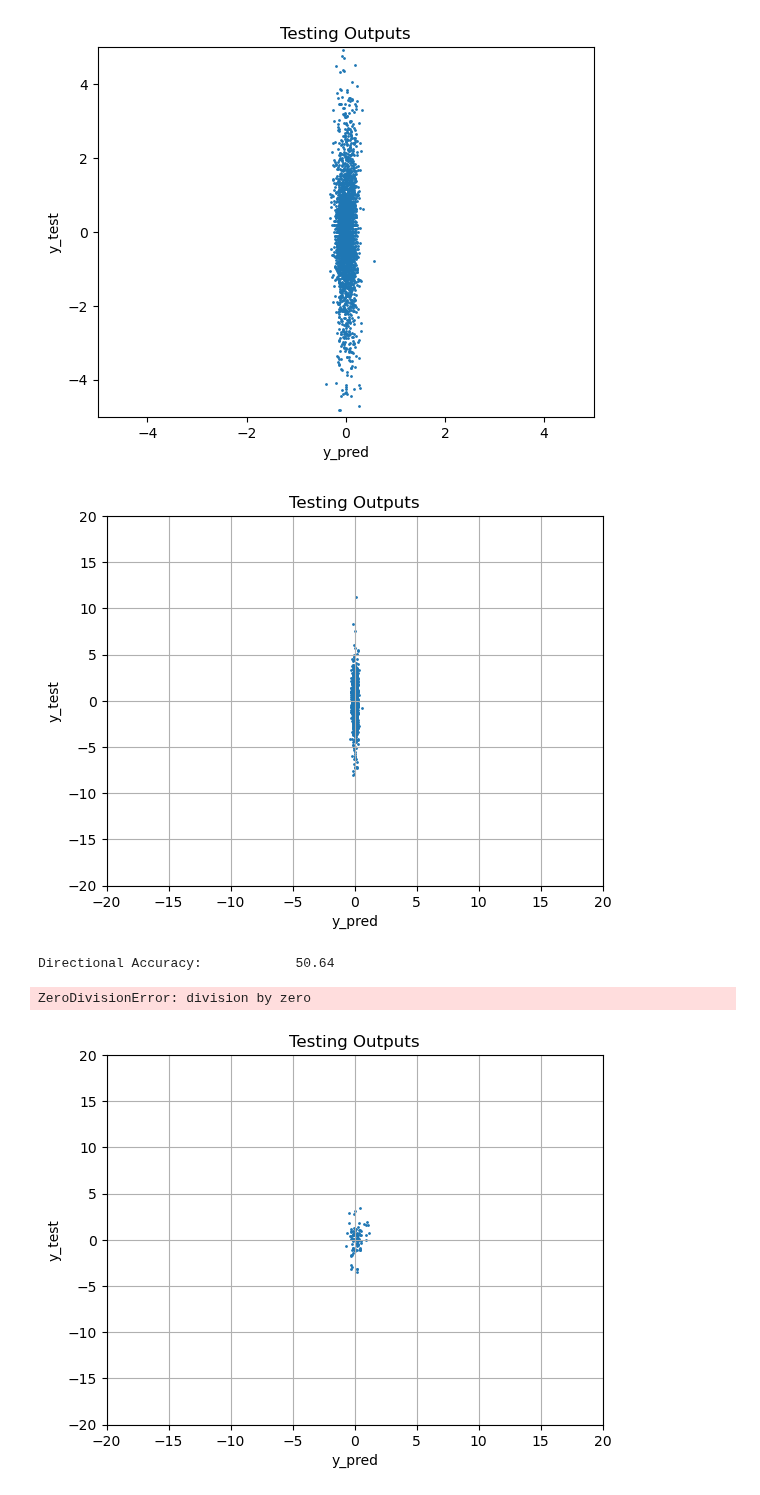
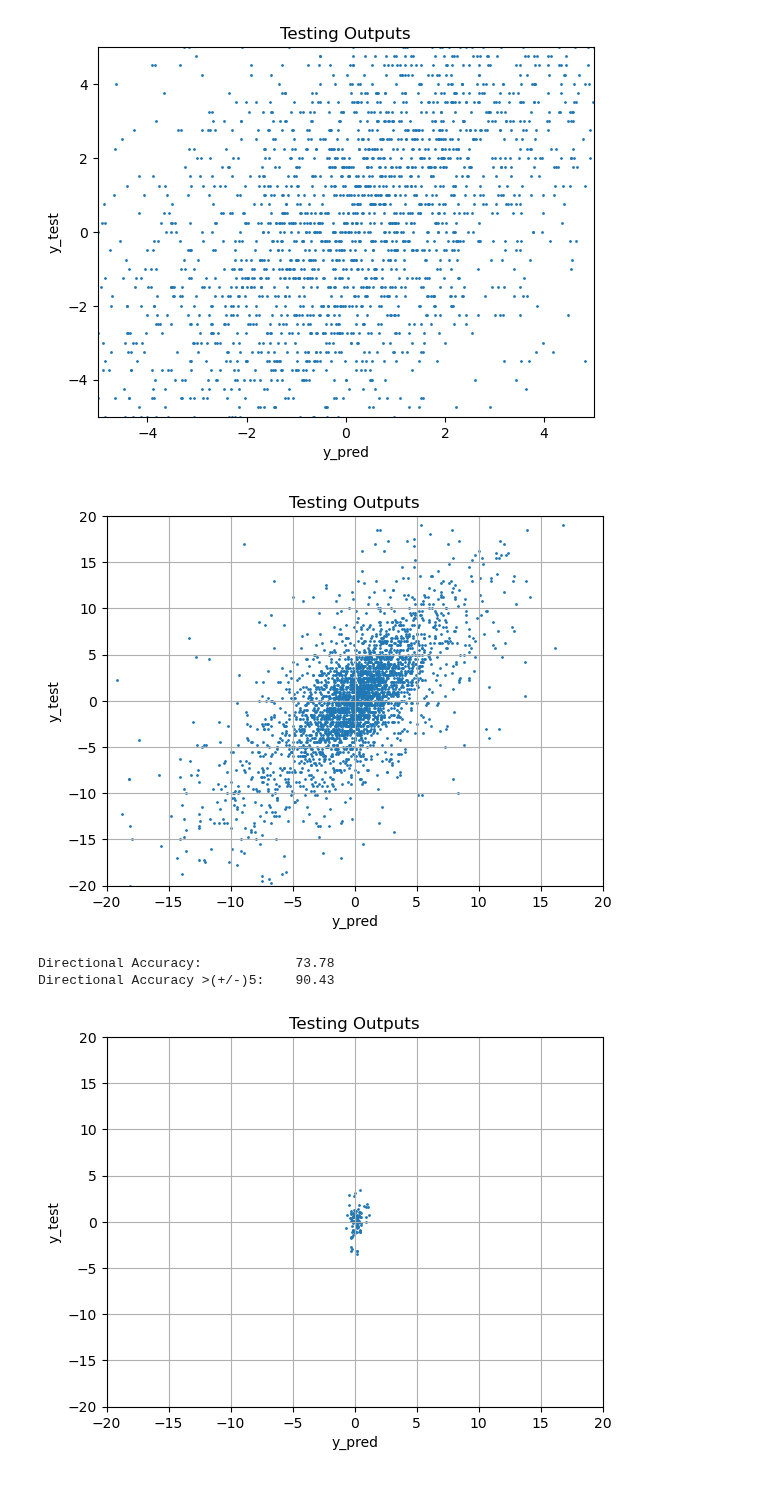
Before and after one commit to Logan-Kelsch/-ES-NN-test1, a Jupyter notebook: NN/NN_V3.0/dm_LSTM.ipynb, the cells around one changed output. Cells and saved outputs as stored; diff of their text form; code cells hidden in the pictures.

```diff
--- a/NN/NN_V3.0/dm_LSTM.ipynb
+++ b/NN/NN_V3.0/dm_LSTM.ipynb
@@ -32,7 +32,7 @@ data = pd.read_csv('catted_1.csv')
 
 #      'Dr1' 'Dr3' 'Mr1' 'Mr3'
 testFor = 'Dr3'
-timeSteps = 6
+timeSteps = 12
 tType = testFor[0]
 #testing random feature drops
 #TREND
@@ -67,7 +67,7 @@ data = data.drop(columns='FT')
 #data = data.drop(columns='acc15')
 #data = data.drop(columns='stochDiff6012')
 #data = data.drop(columns='DoW')
-
+'''
 data = data.drop(columns='acc30')
 data = data.drop(columns='acc60')
 data = data.drop(columns='vol60')
@@ -80,7 +80,7 @@ data = data.drop(columns='vpm10')
 data = data.drop(columns='vpm15')
 data = data.drop(columns='vpm30')
 data = data.drop(columns='vpm60')
-
+'''
 
 #CALENDAR
 
@@ -149,7 +149,7 @@ y = data.iloc[:, -1].values
 def reformat_to_lstm(X, time_steps=timeSteps):
     X_lstm, y_lstm = [], []
 
-    for i in range(time_steps, len(X)+1):
+    for i in range(time_steps, len(X)):
         # Collect previous time_steps rows for X
         X_lstm.append(X[i-time_steps:i])
         # The corresponding y value for the last time step in the sequence
@@ -157,7 +157,7 @@ def reformat_to_lstm(X, time_steps=timeSteps):
     X_lstm = np.array(X_lstm)
 
     return X_lstm
-
+'''
 #setting data for LSTM digitalScreeni code
 def screeni_to_lstm(dat, time_steps=timeSteps):
     X_lstm, y_lstm = [], []
@@ -170,8 +170,7 @@ def screeni_to_lstm(dat, time_steps=timeSteps):
     y_lstm = np.array(y_lstm)
 
     return X_lstm, y_lstm
-
-
+'''
 
 #timeSteps = 5
 #X = reformat_lstm(X, timeSteps)
@@ -187,10 +186,12 @@ X = scaler1.transform(X)
 #scaler3.fit(X)
 #X = scaler3.transform(X)
 
-X, y = screeni_to_lstm(X, timeSteps)
+X = reformat_to_lstm(X, timeSteps)
+y = y[timeSteps:]
+y = np.array(y)
 
-#X = reformat_to_lstm(X, timeSteps)
-#y = y[timeSteps-1:]
+#print(X[0])
+#print(y[0])
 
 print('X shape == {}.'.format(X.shape))
 print('y shape == {}.'.format(y.shape))
@@ -258,19 +259,19 @@ def build_LSTM_model():
         tf.keras.layers.Input(shape=(X_train.shape[1],X_train.shape[2])),
         #tf.keras.layers.Activation('tanh'),
         #tf.keras.layers.LSTM(256, activation='tanh', recurrent_dropout=0.2, return_sequences=True),
-        tf.keras.layers.LSTM(128, activation='tanh', return_sequences=True, recurrent_dropout=0.2),
-        tf.keras.layers.LSTM(64, activation='tanh'),
+        tf.keras.layers.LSTM(256, activation='tanh', recurrent_dropout=0.2),
+        #tf.keras.layers.LSTM(64, activation='tanh'),
         #tf.keras.layers.LSTM(32, activation='tanh', recurrent_dropout=0.2),
-        tf.keras.layers.BatchNormalization(),
+        #tf.keras.layers.BatchNormalization(),
         #tf.keras.layers.Activation('leaky_relu'),
         #tf.keras.layers.Dense(2048),#,kernel_initializer='he_normal',kernel_regularizer=tf.keras.regularizers.l2(0.01)),
         #tf.keras.layers.BatchNormalization(),
         #tf.keras.layers.Activation('leaky_relu'),
         tf.keras.layers.Dropout(0.2),
-        #tf.keras.layers.Dense(256, activation='linear'),
+        tf.keras.layers.Dense(256, activation='linear'),
         #tf.keras.layers.Dense(128, activation='leaky_relu'),#,kernel_initializer='he_normal',kernel_regularizer=tf.keras.regularizers.l2(0.01)),
         #tf.keras.layers.BatchNormalization(),
-        #tf.keras.layers.Dropout(0.2),
+        tf.keras.layers.Dropout(0.2),
         tf.keras.layers.Dense(1, activation='linear')
     ])
     model.compile(optimizer=opt4,
@@ -291,7 +292,7 @@ def load_model():
 
 #TRAIN THE MODEL WITH CUSTOMIZABLE EPOCHS-------------------------------------------------------
 
-epochs = 3000
+epochs = 1000
 
 early_stopping = EarlyStopping(monitor='val_R2Score', patience=52, mode='max', restore_best_weights=True)
 
@@ -424,7 +425,7 @@ Epoch 61/3000
-[figure, old version]
+[figure, new version]
-[figure, old version]
+[figure, new version]
-Directional Accuracy:            50.64
+Directional Accuracy:            73.78
+Directional Accuracy >(+/-)5:    90.43
-ZeroDivisionError: division by zero
 # %%
 #model.save('LSTM_Dr3_24step_2.keras')
 #loaded_model.save('LSTM_Dr3_24step_2.keras')
```
Also changed, not shown: parts of 2 cells of this notebook, 3 other files.
